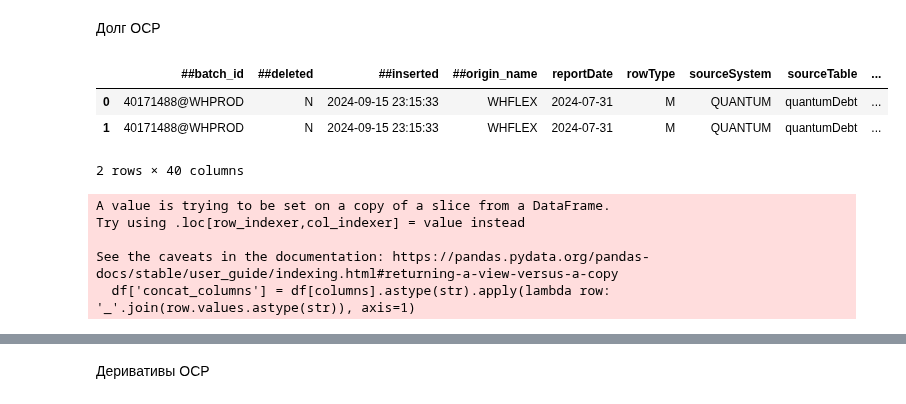
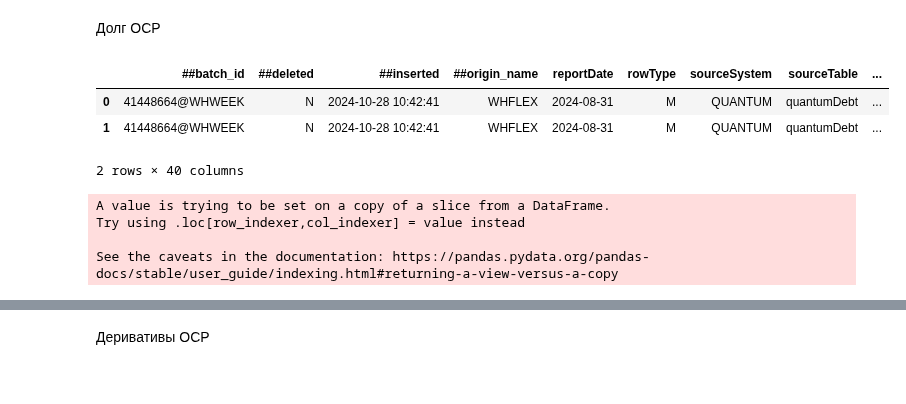
Before and after one commit to Lirollel/Work_AIM_Jupyter-Python-Pandas, a Jupyter notebook: OCP/Testing_bd/Quantum/Quantum_vs_OCP.ipynb, the cells around one changed output, grey strips where cells are left out. Cells and saved outputs as stored; diff of their text form; code cells hidden in the pictures.

Commit message:
Triggers and Quantum_vs_OCP

```diff
--- a/OCP/Testing_bd/Quantum/Quantum_vs_OCP.ipynb
+++ b/OCP/Testing_bd/Quantum/Quantum_vs_OCP.ipynb
@@ -6,7 +6,7 @@ from Imports import *
 print_Debt = True
 # %%
 quantum_columns = str(export_from_RISKCUSTOM("""select *from "RISKACCESS"."quantumDebt" fetch first 1 rows only""").columns.tolist()).replace('\'','\"')[1:-1]
-dates = ['31/07/24', '31/08/24']
+dates = ['31/08/24', '30/09/24']
 dates_SQL = str([f'TO_DATE(\'{item}\', \'DD/MM/YY\')' for item in dates])[1:-1].replace('\"','')
 dates_SQL
 # %% [output]
@@ -152,22 +168,22 @@ See the caveats in the documentation: https://pandas.pydata.org/pandas-docs/stab
 # %%
 query = f"""
 select *
-from RISKACCESS."unifiedOcp"
-where "sourceTable" = 'quantumDebt'
+from xxwh."unifiedOcp"
+where "sourceTable" in ('quantumDebt_bonds','quantumDebt')
 and "reportDate" in ({dates_SQL})
 --fetch first 10 rows only
 """
-data_OCP_export = export_from_RISKCUSTOM(query)
+data_OCP_export = export_from_WHWEEK(query)
 data_OCP_export.head(2)
 # %% [output]
 |  | ##batch_id | ##deleted | ##inserted | ##origin_name | reportDate | rowType | sourceSystem | sourceTable | ... |
-| 0 | 40171488@WHPROD | N | 2024-09-15 23:15:33 | WHFLEX | 2024-07-31 | M | QUANTUM | quantumDebt | ... |
-| 1 | 40171488@WHPROD | N | 2024-09-15 23:15:33 | WHFLEX | 2024-07-31 | M | QUANTUM | quantumDebt | ... |
+| 0 | 41448664@WHWEEK | N | 2024-10-28 10:42:41 | WHFLEX | 2024-08-31 | M | QUANTUM | quantumDebt | ... |
+| 1 | 41448664@WHWEEK | N | 2024-10-28 10:42:41 | WHFLEX | 2024-08-31 | M | QUANTUM | quantumDebt | ... |
 2 rows × 40 columns
 # %%
 ### Compairing Debt
 # rename
-rename_dict = {'ocpSegment':'Entity_group','effectiveCurrency':'eventCurrency','salesUnitsId':'entity_code','volumeEffectiveCurrency':'amount_OCP','volumeUsd':'amountUSD_OCP','counterpartySegment':'Counterparty_Group','counterpartyName':'counterparty','introgroupCounterpartyCode':'cty_Code'}
+rename_dict = {'ocpSegment':'Entity_group','effectiveCurrency':'eventCurrency','salesUnitsId':'entity_code','volumeEffectiveCurrency':'amount_OCP','volumeUsd':'amountUSD_OCP','counterpartySegment':'Counterparty_Group','counterpartyName':'counterparty','introgroupCounterpartyCode':'cty_Code','recordId':'dealNo'}
 data_OCP_work = data_OCP_export.copy()
 data_OCP_work = data_OCP_work.rename(columns=rename_dict)
 data_OCP_work.cty_Code = data_OCP_work.cty_Code.fillna('External')
@@ -179,6 +195,7 @@ Debt_first.holding = Debt_first.holding.replace({'EuroChem':'EUROCHEM'})
 OCP_first = data_OCP_work.groupby(as_index=False, dropna=False, by=Debt_index_list)[['amount_OCP','amountUSD_OCP']].agg(sum)
 # merge
 First_merge = Debt_first.merge(OCP_first, how='outer', on=Debt_index_list)
+First_merge = is_approximately_equal_for_cols(First_merge, 'amount', 'amount_OCP')
 First_merge_not_equal = First_merge[First_merge.amount!=First_merge.amount_OCP]
 
 # second compairing
@@ -187,7 +204,8 @@ concat_list = First_merge_not_equal.concat_columns.tolist()
 data_Debt_work = concat_columns(data_Debt_work, columns=Debt_index_list)
 data_OCP_work = concat_columns(data_OCP_work, columns=Debt_index_list)
 
-Debt_index_list = ['reportDate', 'holding', 'Entity_group', 'entity_code', 'eventCurrency', 'Counterparty_Group','counterparty','cty_Code']
+Debt_index_list = ['reportDate', 'holding', 'Entity_group', 'entity_code', 'eventCurrency', 'Counterparty_Group','counterparty','cty_Code','dealNo']
+data_Debt_work.dealNo,data_OCP_work.dealNo = data_Debt_work.dealNo.astype(int),data_OCP_work.dealNo.astype(int)
 Debt_second = data_Debt_work[data_Debt_work.concat_columns.isin(concat_list)].groupby(as_index=False,dropna=False, by=Debt_index_list)[['amount', 'amountUSD']].agg(sum)
 OCP_second = data_OCP_work[data_OCP_work.concat_columns.isin(concat_list)].groupby(as_index=False, dropna=False, by=Debt_index_list)[['amount_OCP','amountUSD_OCP']].agg(sum)
 # merge
@@ -197,4 +215,3 @@ A value is trying to be set on a copy of a slice from a DataFrame.
 Try using .loc[row_indexer,col_indexer] = value instead
 
 See the caveats in the documentation: https://pandas.pydata.org/pandas-docs/stable/user_guide/indexing.html#returning-a-view-versus-a-copy
-  df['concat_columns'] = df[columns].astype(str).apply(lambda row: '_'.join(row.values.astype(str)), axis=1)
```
Also changed, not shown: parts of 11 cells of this notebook, 4 other files.
